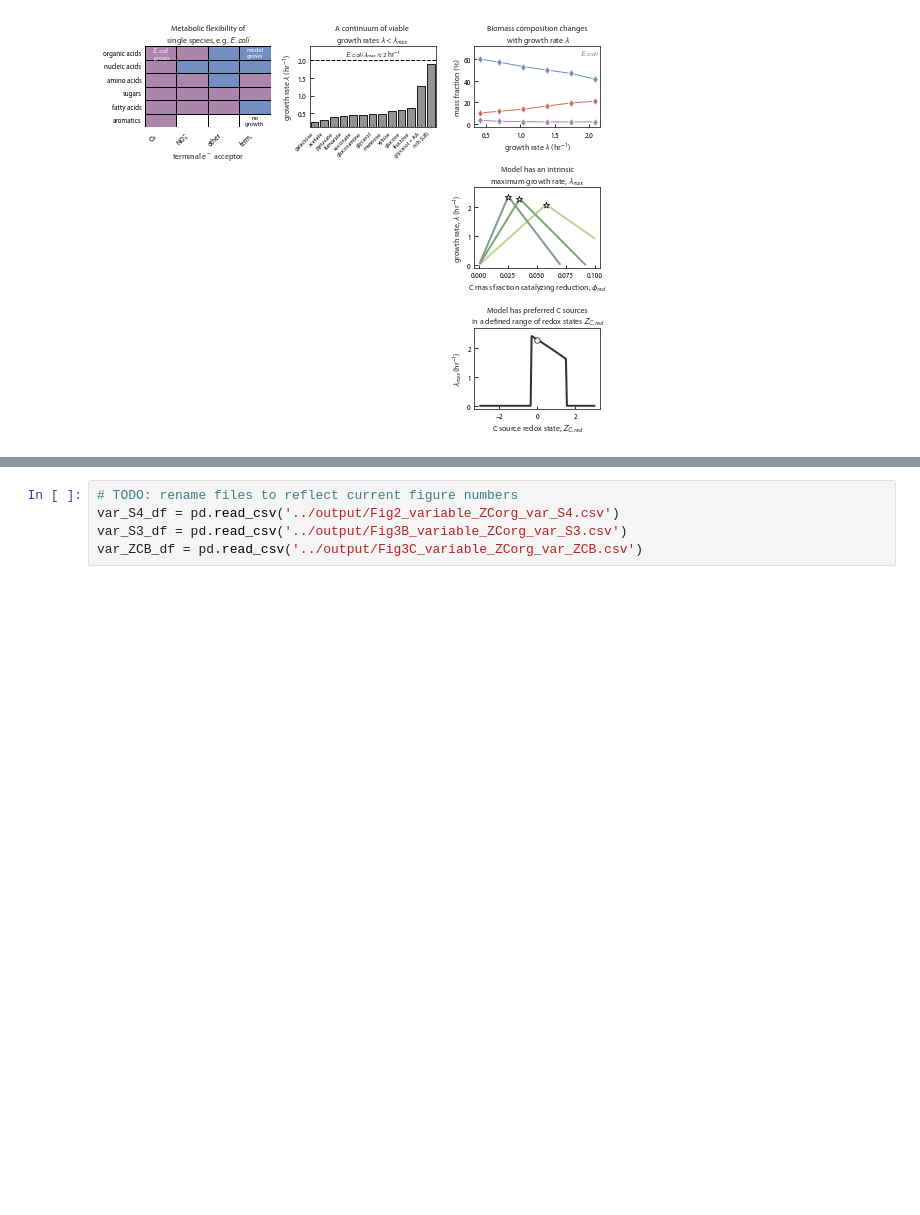
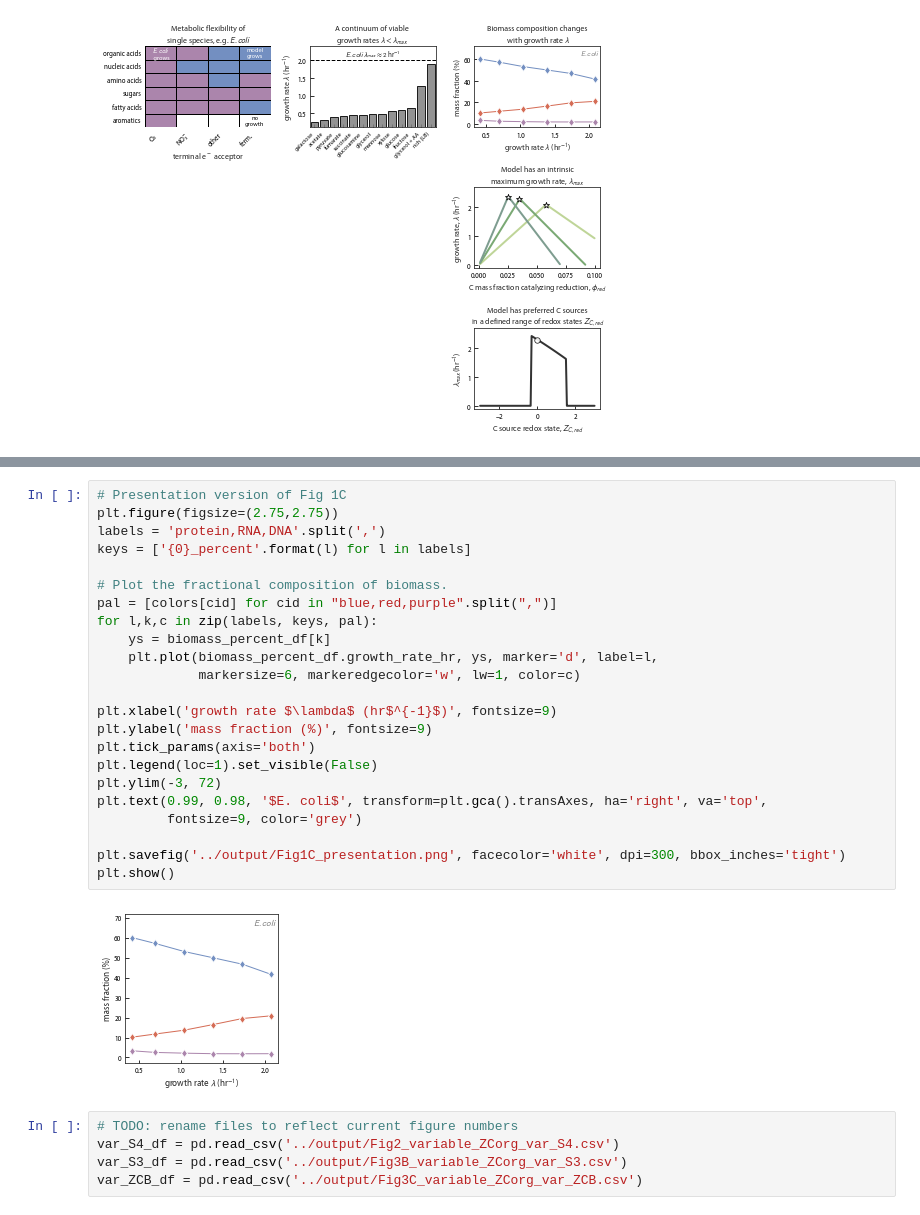
Before and after one commit to flamholz/redox-proteome, a Jupyter notebook: notebooks/Fig1_2.ipynb, the cells around one changed output, grey strips where cells are left out. Cells and saved outputs as stored; diff of their text form; blank space fills up the shorter version.

```diff
--- a/notebooks/Fig1_2.ipynb
+++ b/notebooks/Fig1_2.ipynb
@@ -174,3 +215,28 @@ plt.show()
+# %%
+# Presentation version of Fig 1C
+plt.figure(figsize=(2.75,2.75))
+labels = 'protein,RNA,DNA'.split(',')
+keys = ['{0}_percent'.format(l) for l in labels]
+
+# Plot the fractional composition of biomass.
+pal = [colors[cid] for cid in "blue,red,purple".split(",")]
+for l,k,c in zip(labels, keys, pal):
+    ys = biomass_percent_df[k]
+    plt.plot(biomass_percent_df.growth_rate_hr, ys, marker='d', label=l,
+             markersize=6, markeredgecolor='w', lw=1, color=c)
+
+plt.xlabel('growth rate $\lambda$ (hr$^{-1}$)', fontsize=9)
+plt.ylabel('mass fraction (%)', fontsize=9)
+plt.tick_params(axis='both')
+plt.legend(loc=1).set_visible(False)
+plt.ylim(-3, 72)
+plt.text(0.99, 0.98, '$E. coli$', transform=plt.gca().transAxes, ha='right', va='top',
+         fontsize=9, color='grey')
+
+plt.savefig('../output/Fig1C_presentation.png', facecolor='white', dpi=300, bbox_inches='tight')
+plt.show()
+# %% [output]
+[figure, added]
 # %%
 # TODO: rename files to reflect current figure numbers
 var_S4_df = pd.read_csv('../output/Fig2_variable_ZCorg_var_S4.csv')
```
Also changed, not shown: parts of 3 cells of this notebook, 2 other files.
